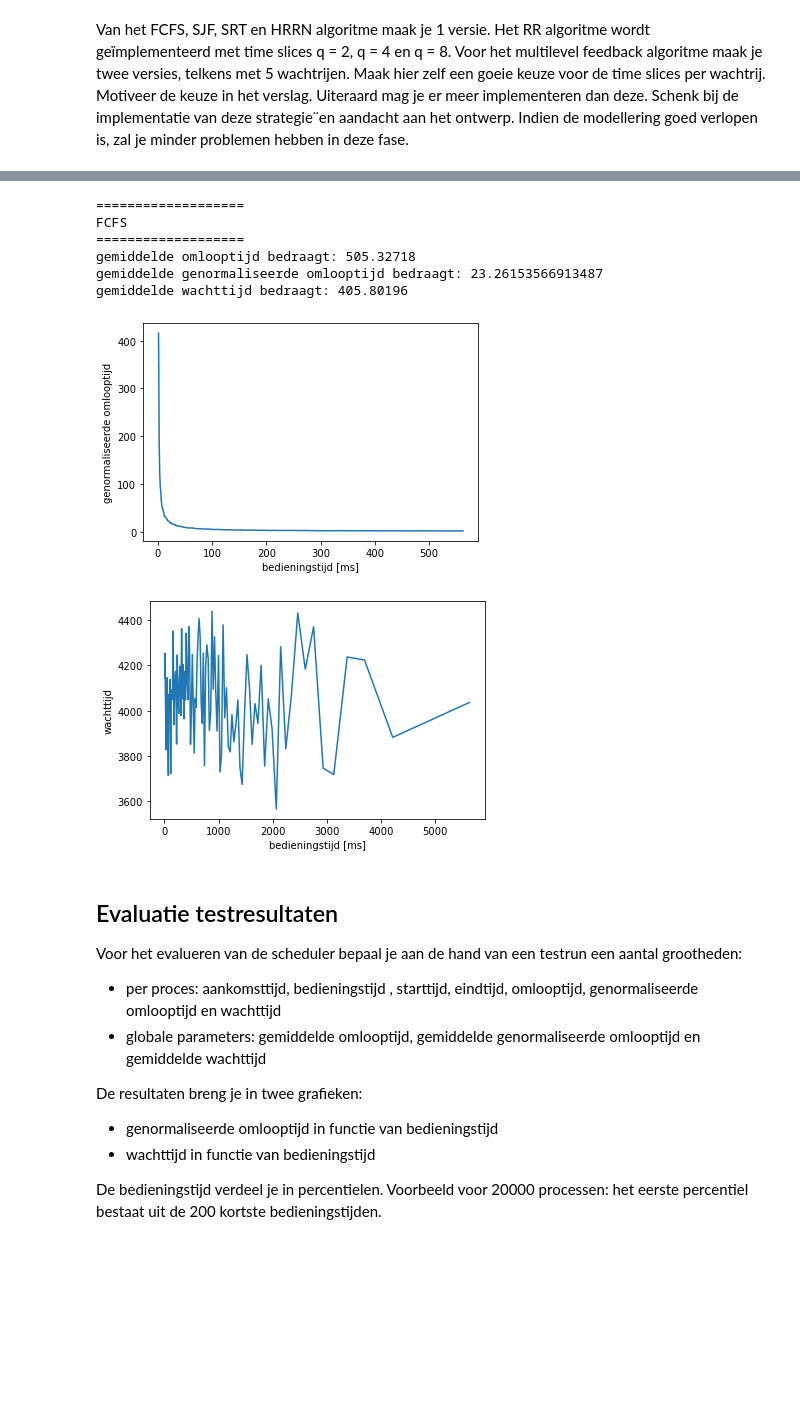
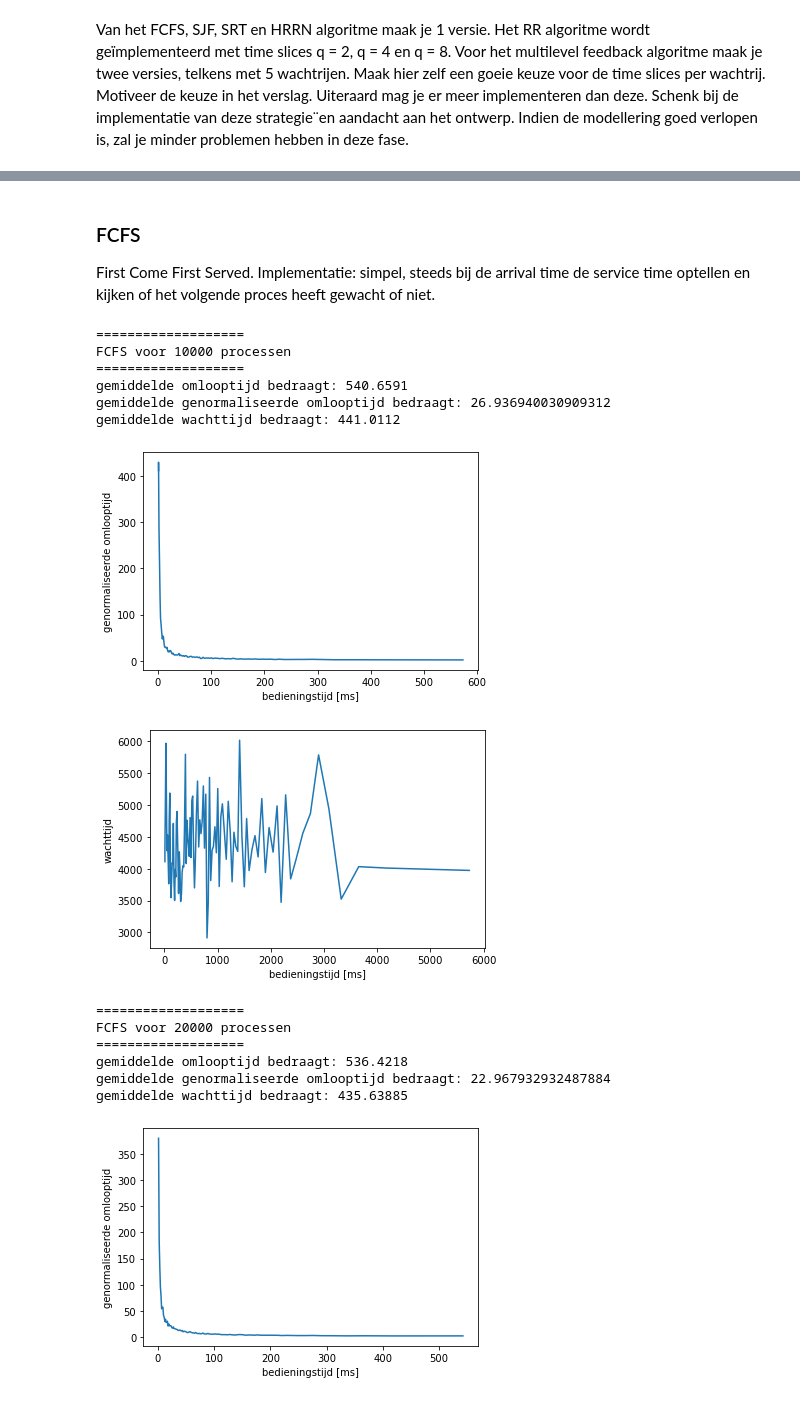
Before and after one commit to GPeeters/Besturingssystemen-2, a Jupyter notebook: process_scheduler.ipynb, the cells around one changed output, grey strips where cells are left out. Saved outputs shown, nothing was run; the diff lists cells and outputs as text; code cells hidden in the pictures; blank space fills up the shorter version.

```diff
--- a/process_scheduler.ipynb
+++ b/process_scheduler.ipynb
@@ -108,8 +74,8 @@ import numpy as np
 
 # omzetten naar percentielen voor grafieken ( we maken hier een functie die we kunnen herbruiken
 def df_to_perc(df):
-    ''' turns a dataframe with 50000 rows into one with 100 rows containing averages of every group of  500 rows of the original dataframe '''
+    ''' turns a dataframe with x rows into one with 100 rows containing averages of every group of  x/100 rows of the original dataframe '''
     df_sort = df.sort_values('servicetime', axis = 0)
-    df_perc = df_sort.groupby(np.arange(len(df_sort))//500).mean()
+    df_perc = df_sort.groupby(np.arange(len(df_sort))//(len(df_sort)/100)).mean()
     df_fin = df_perc.drop(['pid','arrivaltime', 'starttime', 'TAT', 'endtime'], axis = 1)
     return df_fin
@@ -146,26 +96,4 @@ def evaluate(df, title):
     plt.ylabel('wachttijd')
     plt.show()
 
-evaluate(df_fcfs, "FCFS")
+# evaluate(df_fcfs, "FCFS")
-# %% [output]
-===================
-FCFS
-===================
-gemiddelde omlooptijd bedraagt: 505.32718
-gemiddelde genormaliseerde omlooptijd bedraagt: 23.26153566913487
-gemiddelde wachttijd bedraagt: 405.80196
-[figure, removed]
-[figure, removed]
-# %% [markdown]
-## Evaluatie testresultaten
-
-Voor het evalueren van de scheduler bepaal je aan de hand van een testrun een aantal grootheden:
-- per proces: aankomsttijd, bedieningstijd , starttijd, eindtijd, omlooptijd, genormaliseerde omlooptijd en wachttijd
-- globale parameters: gemiddelde omlooptijd, gemiddelde genormaliseerde omlooptijd en gemiddelde wachttijd
-
-De resultaten breng je in twee grafieken:
-- genormaliseerde omlooptijd in functie van bedieningstijd
-- wachttijd in functie van bedieningstijd
-
-De bedieningstijd verdeel je in percentielen. Voorbeeld voor 20000 processen: het eerste percentiel bestaat
-uit de 200 kortste bedieningstijden.
@@ -176,0 +100,46 @@ ax2.plot(x, -y)
+# %% [markdown]
+### FCFS
+First Come First Served.
+Implementatie: simpel, steeds bij de arrival time de service time optellen en kijken of het volgende proces heeft gewacht of niet.
+# %%
+# uitvoeren van de scheduler en berekenen van de grootheden per proces:
+def FCFS(df):
+    df_fcfs = df.copy()
+    df_fcfs["starttime"] = df_fcfs["arrivaltime"]
+    df_fcfs["waittime"] = 0
+    df_fcfs["endtime"] = df_fcfs["arrivaltime"] + df_fcfs["servicetime"]
+
+    for i in range(1, len(df_fcfs)):
+        # als het proces toekomt alvorens het vorige proces klaar is (deze if loop is als het ware de scheduler):
+        if df_fcfs.at[i-1, "endtime"] > df_fcfs.at[i, "arrivaltime"]:
+            # wachttijd berekenen
+            df_fcfs.at[i, "waittime"] = df_fcfs.at[i-1, "endtime"] - df_fcfs.at[i, "arrivaltime"]
+            # starttijd bijstellen met wachttijd
+            df_fcfs.at[i, "starttime"] = df_fcfs.at[i-1, "endtime"]
+        # eindtijd berekenen op basis van (aangepaste) starttijd en bedieningstijd
+        df_fcfs.at[i, "endtime"] = df_fcfs.at[i, "starttime"] + df_fcfs.at[i, "servicetime"]
+    # Na het uitvoeren van de scheduler berekenen we de TAT zoals gezien in de les: service time + wait time
+    df_fcfs["TAT"] = df_fcfs["servicetime"] + df_fcfs["waittime"]
+    # idem voor de genormaliseerde TAT:
+    df_fcfs["normTAT"] = df_fcfs["TAT"]/df_fcfs["servicetime"]
+
+    return df_fcfs
+
+evaluate(FCFS(df_10000), "FCFS voor 10000 processen")
+evaluate(FCFS(df_20000), "FCFS voor 20000 processen")
+# %% [output]
+===================
+FCFS voor 10000 processen
+===================
+gemiddelde omlooptijd bedraagt: 540.6591
+gemiddelde genormaliseerde omlooptijd bedraagt: 26.936940030909312
+gemiddelde wachttijd bedraagt: 441.0112
+[figure, added]
+[figure, added]
+===================
+FCFS voor 20000 processen
+===================
+gemiddelde omlooptijd bedraagt: 536.4218
+gemiddelde genormaliseerde omlooptijd bedraagt: 22.967932932487884
+gemiddelde wachttijd bedraagt: 435.63885
+[figure, added]
```
Also changed, not shown: parts of 10 cells of this notebook, 2 other files.
